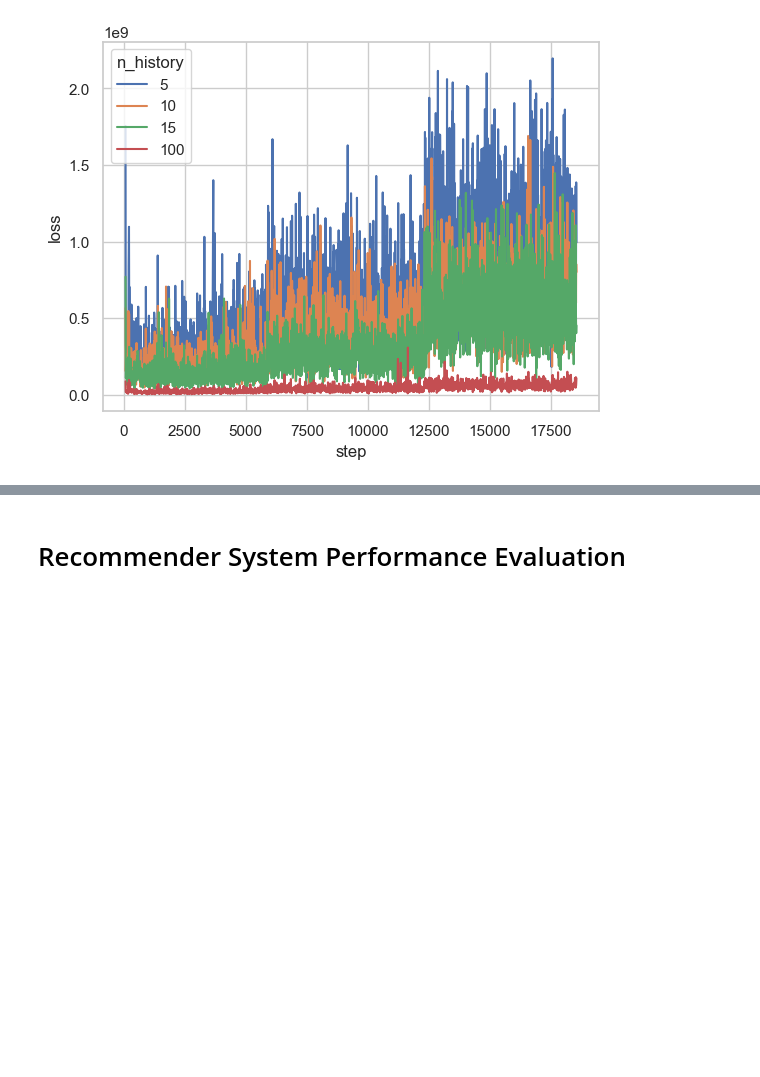
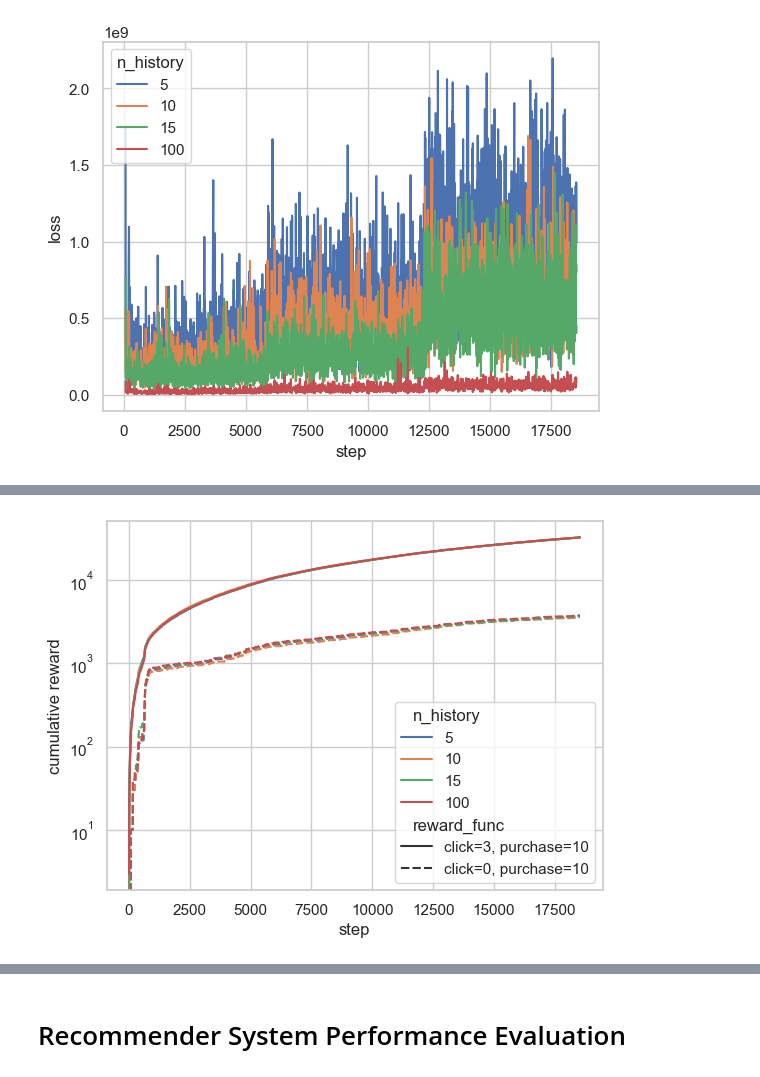
Before and after one commit to meeslindhout/Master-Thesis-Project---Cold-Start-Recommender-System-Session-based, a Jupyter notebook: results analysed.ipynb, the cells around one changed output, grey strips where cells are left out. Saved outputs shown, nothing was run; the diff lists cells and outputs as text; code cells hidden in the pictures; blank space fills up the shorter version.

```diff
--- a/results analysed.ipynb
+++ b/results analysed.ipynb
@@ -168,0 +171,4 @@ fig.savefig(plot_save_path + 'loss_vs_epochs_click_10_vs_click_0.png', dpi=300)
+# %%
+reward = pd.read_csv(r'data\wandb csvs\reward - epochs.csv')
+
+reward.head()
@@ -168,0 +263,4 @@ fig.savefig(plot_save_path + 'loss_vs_epochs_click_10_vs_click_0.png', dpi=300)
+# %%
+# calculate the cumsum of the reward for earch n_history, reward_func combination
+experiment12['reward_cumsum'] = experiment12.groupby(['n_history', 'reward_func'])['reward'].cumsum()
+experiment12.head()
@@ -168,0 +274,11 @@ fig.savefig(plot_save_path + 'loss_vs_epochs_click_10_vs_click_0.png', dpi=300)
+# %%
+sns.lineplot(data=experiment12, x='step', y='reward_cumsum', hue='n_history', style='reward_func')
+# set y axis name to 'cumulative reward'
+plt.ylabel('cumulative reward')
+# set y axis to be log scaled
+plt.yscale('log')
+
+# save the plot as a .png file
+plt.savefig(plot_save_path + 'cumulative_reward_vs_step_click_10_vs_click_0.png', dpi=300)
+# %% [output]
+[figure, added]
```
Also changed, not shown: parts of 17 cells of this notebook.
